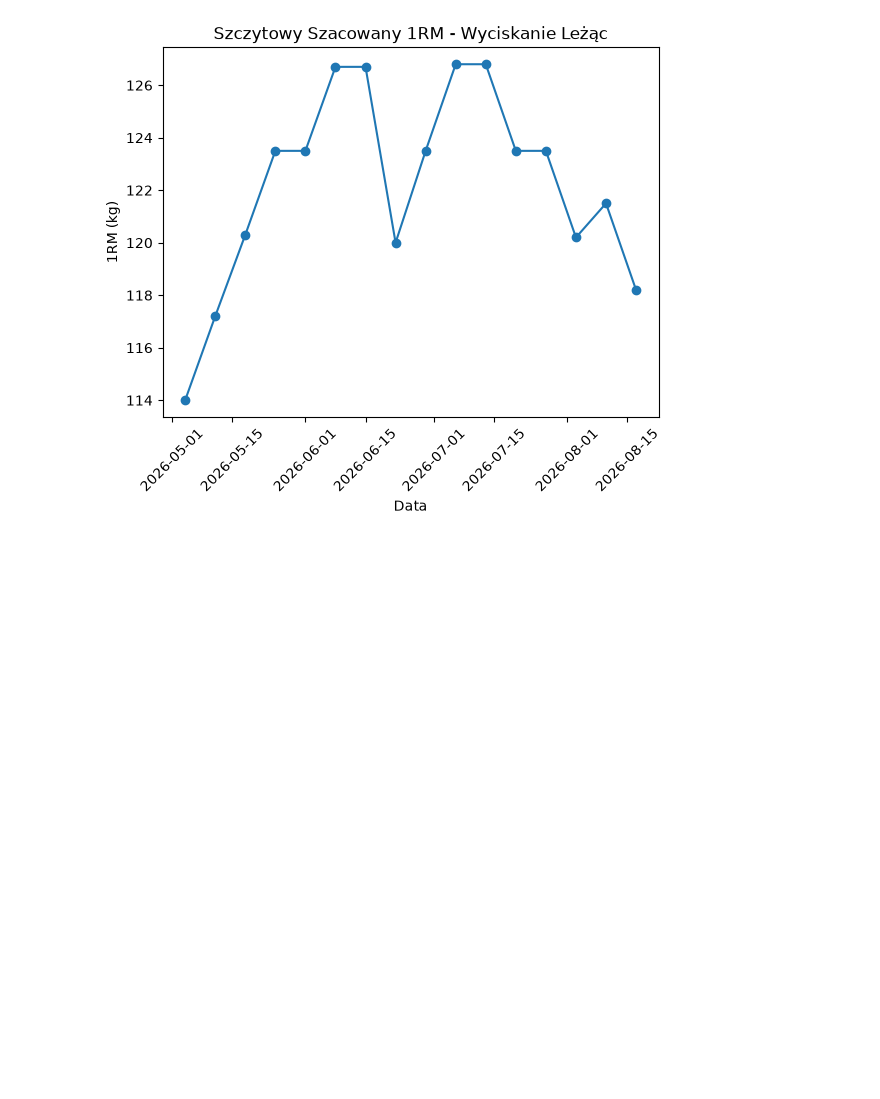
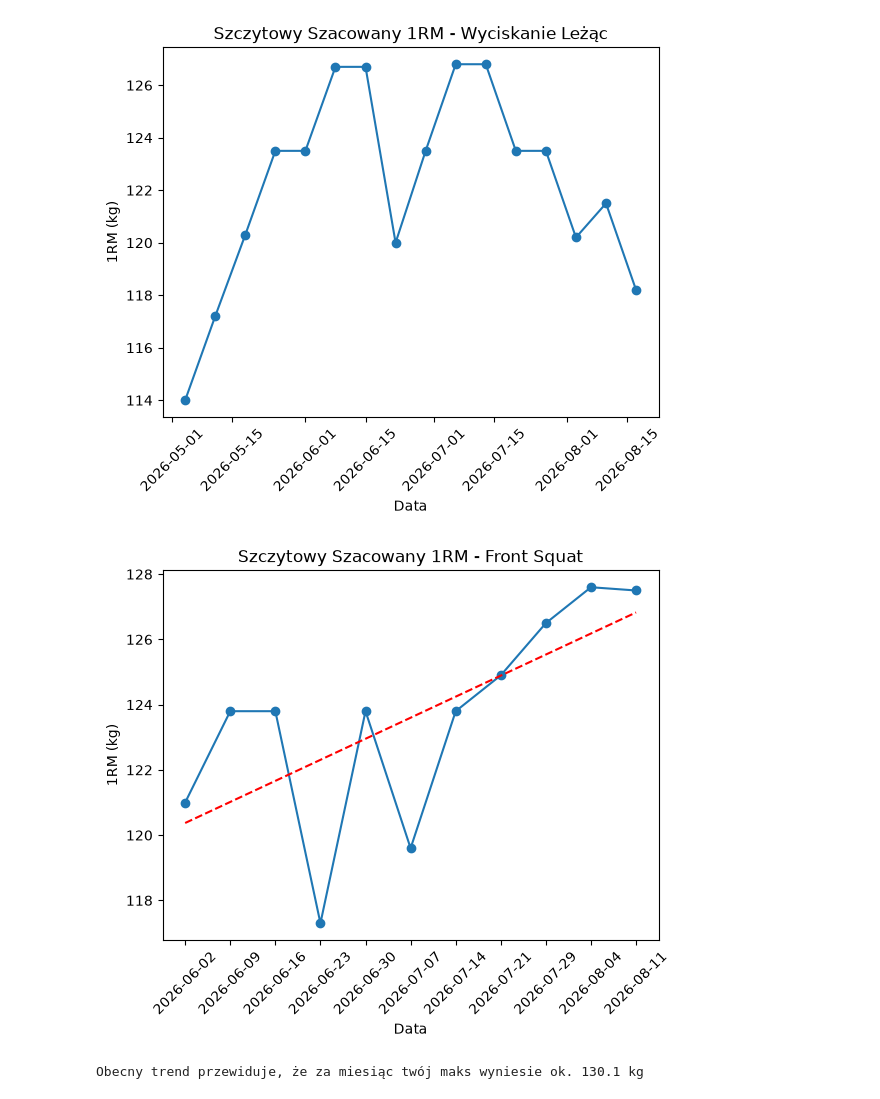
Before and after one commit to bartli555/gym_tracker, a Jupyter notebook: Untitled.ipynb, the cells around one changed output. Drawn from its saved outputs; the diff is of its cells as text; code cells hidden in the pictures; blank space fills up the shorter version.

```diff
--- a/Untitled.ipynb
+++ b/Untitled.ipynb
@@ -150,3 +145,43 @@ plt.xticks(rotation=45) # Obracamy daty dla czytelności
 plt.show()
 # %% [output]
 [figure]
+# %%
+def rysuj_1RM(cwiczenie):
+    maska = df['Cwiczenie'] == cwiczenie
+    wynik = df[maska]
+
+    # 1. Wyciągamy maksymalny 1RM dla każdego dnia
+    wynik_max = wynik.groupby('Data')['Szacowany_1RM'].max()
+
+    # 2. Wyciągamy osie (po groupby data staje się tzw. indeksem)
+    x = wynik_max.index
+    y = wynik_max.values
+
+    # 3. Rysujemy wykres z punktami (marker='o')
+    plt.plot(x, y, marker='o')
+
+    # Tworzymy sztuczną oś X z samymi liczbami (0, 1, 2...)
+    x_numeryczne = np.arange(len(x))
+
+    # Algorytm ML: obliczamy współczynniki (1 oznacza linię prostą)
+    wspolczynniki = np.polyfit(x_numeryczne, y, 1)
+    funkcja_trendu = np.poly1d(wspolczynniki)
+
+    # Rysujemy czerwoną, przerywaną linię trendu na naszym wykresie
+    plt.plot(x, funkcja_trendu(x_numeryczne), color='red', linestyle='--')
+
+    plt.title(f'Szczytowy Szacowany 1RM - {cwiczenie}')
+    plt.xlabel('Data')
+    plt.ylabel('1RM (kg)')
+    plt.xticks(rotation=45) # Obracamy daty dla czytelności
+    plt.show()
+
+    przyszly_trening = len(x) + 4
+    prognoza = funkcja_trendu(przyszly_trening)
+
+    print(f'Obecny trend przewiduje, że za miesiąc twój maks wyniesie ok. {prognoza:.1f} kg')
+# %%
+rysuj_1RM('Front Squat')
+# %% [output]
+[figure, added]
+Obecny trend przewiduje, że za miesiąc twój maks wyniesie ok. 130.1 kg
```
Also changed, not shown: parts of 2 cells of this notebook.
